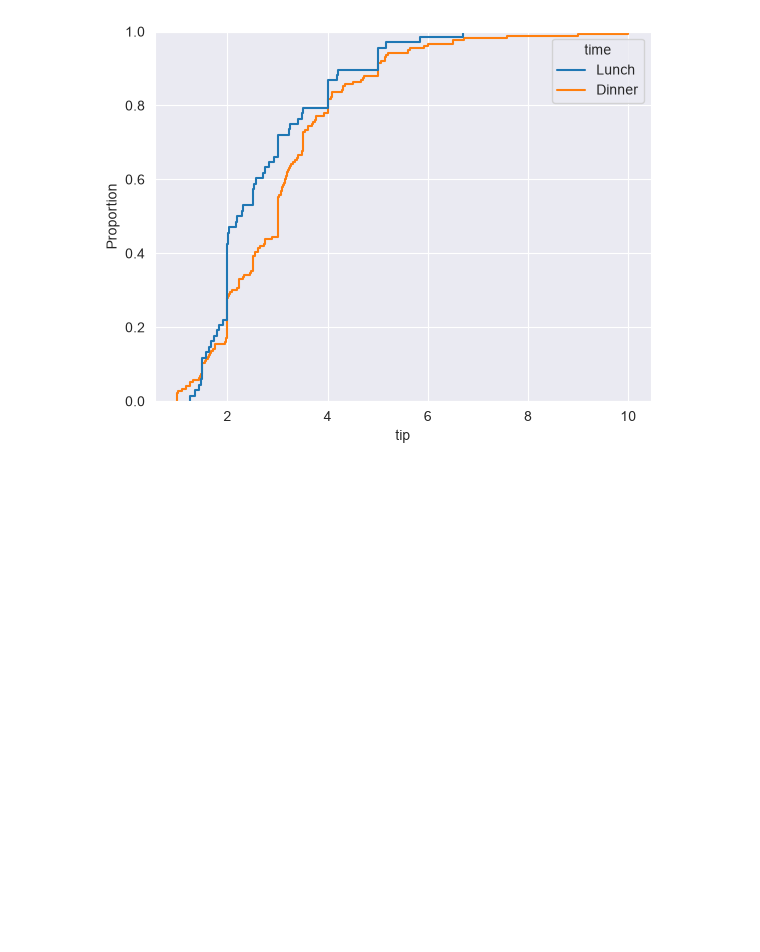
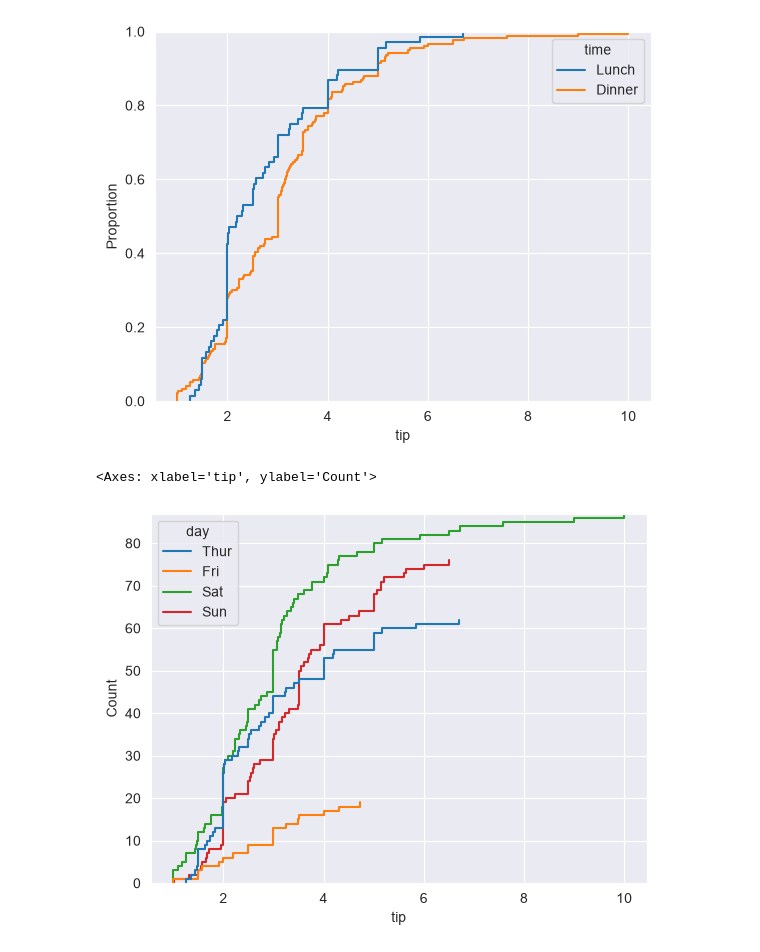
Before and after one commit to khushbu9119/Seaborn, a Jupyter notebook: practice2.ipynb, the cells around one changed output. Cells and saved outputs as stored; diff of their text form; code cells hidden in the pictures; blank space fills up the shorter version.

Commit message:
ecdf plot

```diff
--- a/practice2.ipynb
+++ b/practice2.ipynb
@@ -49,3 +49,8 @@ sns.ecdfplot(x='tip',data=tips,hue='time')
 # %% [output]
 <Axes: xlabel='tip', ylabel='Proportion'>
 [figure]
+# %%
+sns.ecdfplot(x='tip',data=tips,stat='count',hue='day')
+# %% [output]
+<Axes: xlabel='tip', ylabel='Count'>
+[figure, added]
```
